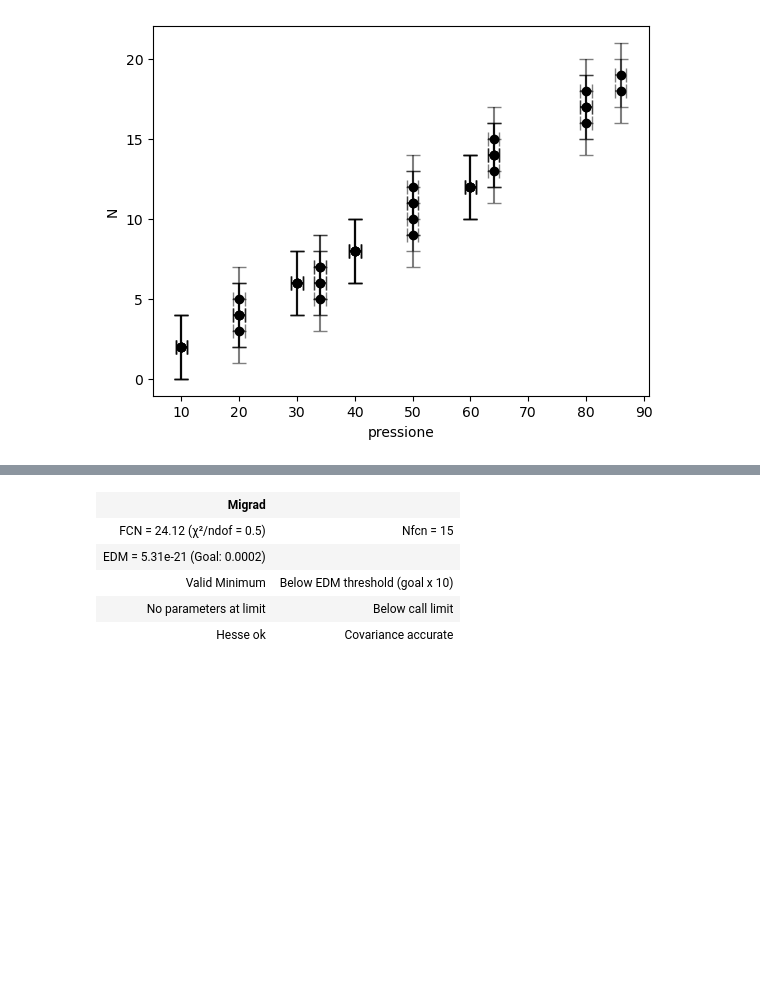
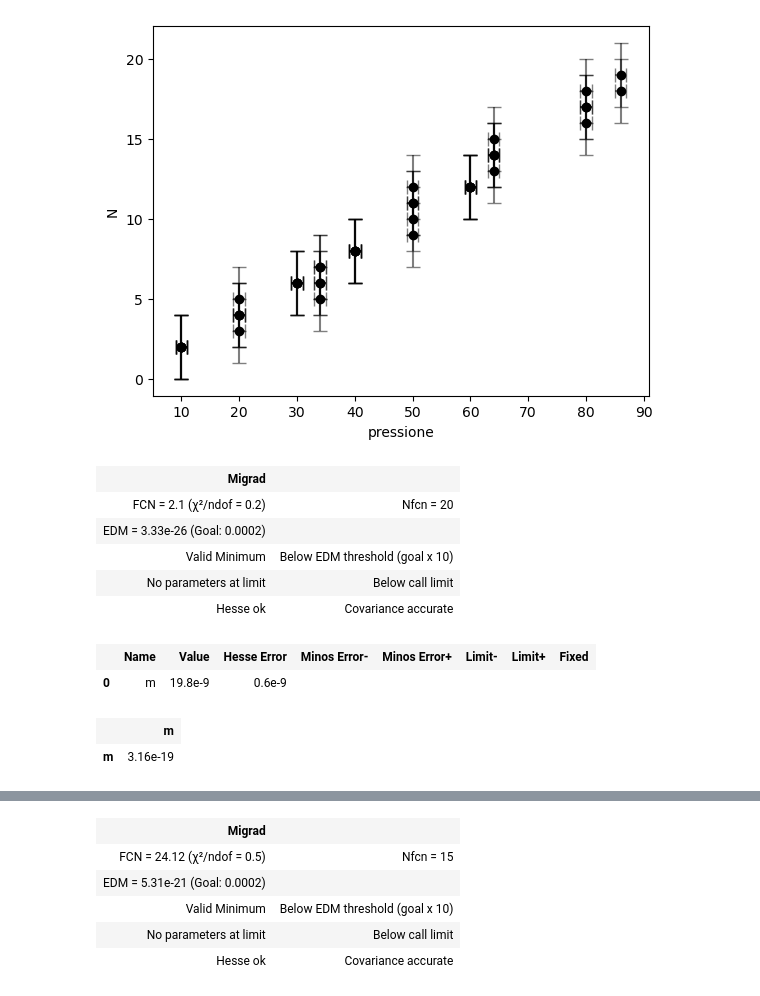
Before and after one commit to Yedi278/Lab2, a Jupyter notebook: Interferometro/Interferometro.ipynb, the cells around one changed output, grey strips where cells are left out. Saved outputs shown, nothing was run; the diff lists cells and outputs as text; code cells hidden in the pictures; blank space fills up the shorter version.

```diff
--- a/Interferometro/Interferometro.ipynb
+++ b/Interferometro/Interferometro.ipynb
@@ -567,0 +576,15 @@ def pressione(dp,m):
+# %%
+c = LeastSquares(p_medie, n_medie, 1, pressione)
+m = Minuit(c, m=1)
+m.migrad()
+# %% [output]
+| Migrad |  |
+| FCN = 2.1 (χ²/ndof = 0.2) | Nfcn = 20 |
+| EDM = 3.33e-26 (Goal: 0.0002) |  |
+| Valid Minimum | Below EDM threshold (goal x 10) |
+| No parameters at limit | Below call limit |
+| Hesse ok | Covariance accurate |
+|  | Name | Value | Hesse Error | Minos Error- | Minos Error+ | Limit- | Limit+ | Fixed |
+| 0 | m | 19.8e-9 | 0.6e-9 |  |  |  |  |  |
+|  | m |
+| m | 3.16e-19 |
```
Also changed, not shown: parts of 7 cells of this notebook, 4 other files.
